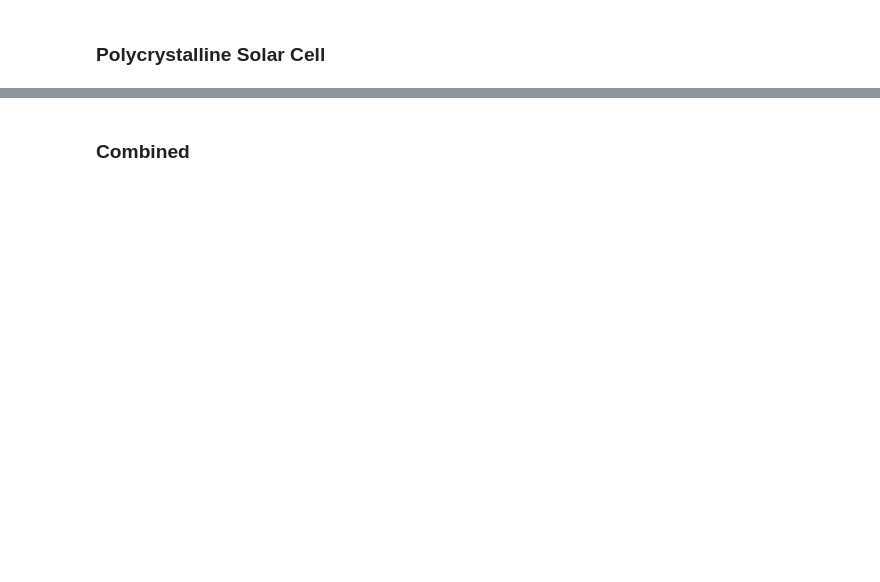
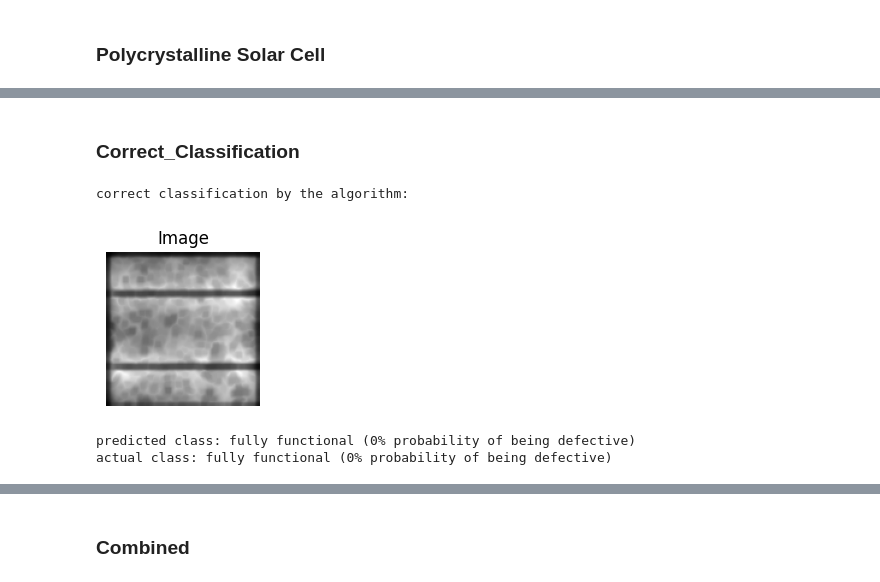
Before and after one commit to fardu8/SolarPanel-EL-Analyzer, a Jupyter notebook: Jarvis_comp9517_project _notebook.ipynb, the cells around one changed output, grey strips where cells are left out. Cells and saved outputs as stored; diff of their text form; code cells hidden in the pictures; blank space fills up the shorter version.

```diff
--- a/Jarvis_comp9517_project _notebook.ipynb
+++ b/Jarvis_comp9517_project _notebook.ipynb
@@ -371,0 +472,17 @@ model_poly.predict()
+# %% [markdown]
+### Correct_Classification
+# %%
+check_idx = 78
+actual_image = model_poly.test_X[:, check_idx]
+correct_idx = model_poly.nearest_image(actual_image)
+print("correct classification by the algorithm: ")
+show_image(actual_image.reshape(dimension), title="Image", is_cmap=True)
+print(
+    f"predicted class: {map_label_to_probability(label_map[(int(model_poly.train_y[correct_idx]*100))/100])}\n" +
+    f"actual class: {map_label_to_probability(model_poly.test_y[check_idx])}"
+)
+# %% [output]
+correct classification by the algorithm:
+[figure, added]
+predicted class: fully functional (0% probability of being defective)
+actual class: fully functional (0% probability of being defective)
```
Also changed, not shown: parts of 26 cells of this notebook, 5 other files.
